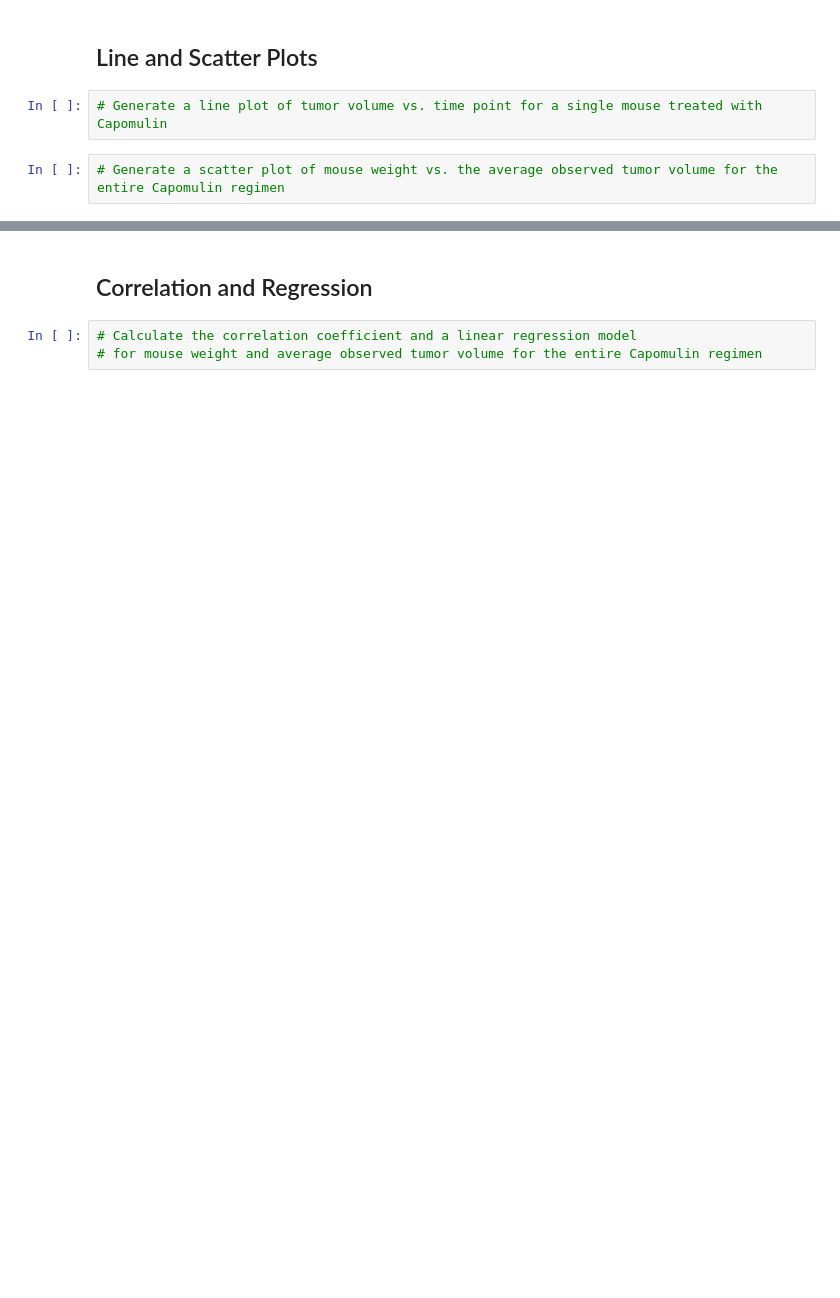
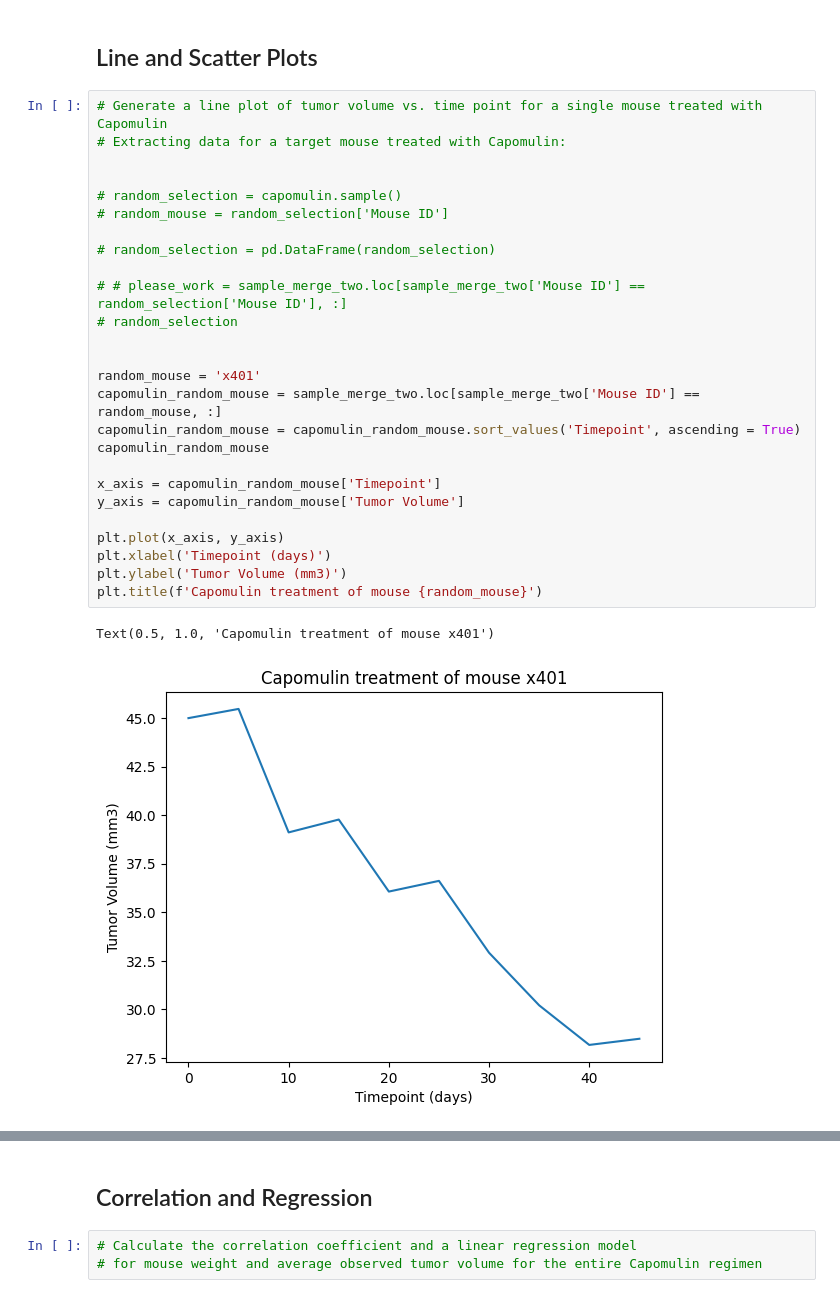
Before and after one commit to kcwaggs/data_visualization-challenge, a Jupyter notebook: pymaceuticals.ipynb, the cells around one changed output, grey strips where cells are left out. Saved outputs shown, nothing was run; the diff lists cells and outputs as text; blank space fills up the shorter version.

```diff
--- a/pymaceuticals.ipynb
+++ b/pymaceuticals.ipynb
@@ -375,6 +379,31 @@ ValueError: Dimensions of labels and X must be compatible
 # %% [markdown]
 ## Line and Scatter Plots
-# %%
-# Generate a line plot of tumor volume vs. time point for a single mouse treated with Capomulin
-# %%
-# Generate a scatter plot of mouse weight vs. the average observed tumor volume for the entire Capomulin regimen
+# %%
+# Generate a line plot of tumor volume vs. time point for a single mouse treated with Capomulin
+# Extracting data for a target mouse treated with Capomulin:
+
+
+# random_selection = capomulin.sample()
+# random_mouse = random_selection['Mouse ID']
+
+# random_selection = pd.DataFrame(random_selection)
+
+# # please_work = sample_merge_two.loc[sample_merge_two['Mouse ID'] == random_selection['Mouse ID'], :]
+# random_selection
+
+
+random_mouse = 'x401'
+capomulin_random_mouse = sample_merge_two.loc[sample_merge_two['Mouse ID'] == random_mouse, :]
+capomulin_random_mouse = capomulin_random_mouse.sort_values('Timepoint', ascending = True)
+capomulin_random_mouse
+
+x_axis = capomulin_random_mouse['Timepoint']
+y_axis = capomulin_random_mouse['Tumor Volume']
+
+plt.plot(x_axis, y_axis)
+plt.xlabel('Timepoint (days)')
+plt.ylabel('Tumor Volume (mm3)')
+plt.title(f'Capomulin treatment of mouse {random_mouse}')
+# %% [output]
+Text(0.5, 1.0, 'Capomulin treatment of mouse x401')
+[figure, added]
```
Also changed, not shown: parts of 5 cells of this notebook, 1 other file.
